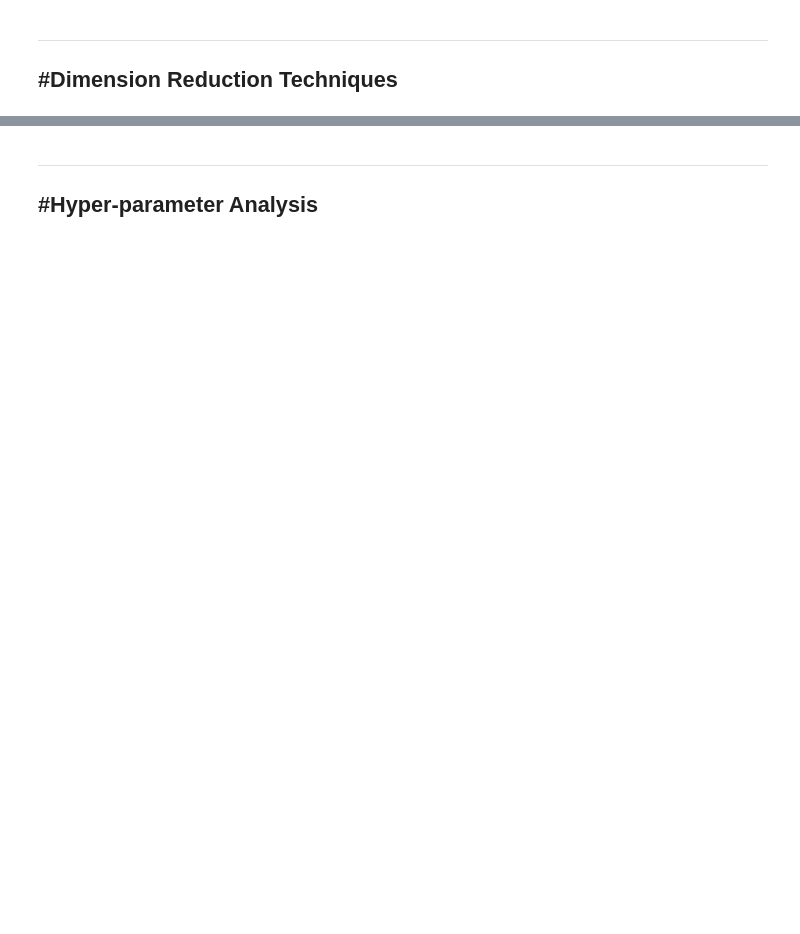
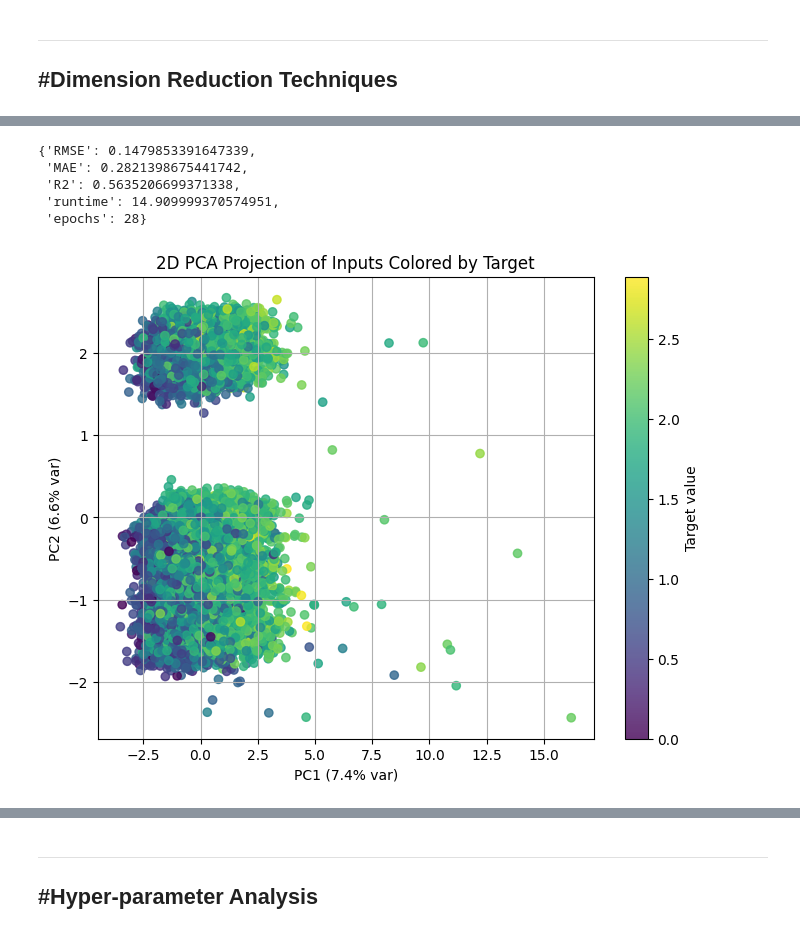
Before and after one commit to owoMarciN/AgileProject, a Jupyter notebook: SmartStreetLighting.ipynb, the cells around one changed output, grey strips where cells are left out. Saved outputs shown, nothing was run; the diff lists cells and outputs as text; code cells hidden in the pictures; blank space fills up the shorter version.

```diff
--- a/SmartStreetLighting.ipynb
+++ b/SmartStreetLighting.ipynb
@@ -524,9 +576,11 @@ def pca_features(X_train, X_test, var_threshold=0.95, random_state=42):
 # %%
-Xtr_pca, Xte_pca, n_components = pca_features(Xtr, Xte, var_threshold=0.95)
+Xtr_ae, Xte_ae = autoencoder_features(Xtr, Xte, ytr)
 
-Xtr_pca = torch.tensor(Xtr_pca, dtype=torch.float32)
-Xte_pca = torch.tensor(Xte_pca, dtype=torch.float32)
-
-metrics, losses, elapsed_time, f1_scores = train_and_eval(opt_name="rmsprop", Xtr=Xtr_pca, Xte=Xte_pca, ytr=ytr, yte=yte, hparams=hp, in_dim=n_components)
-print(metrics)
-print(elapsed_time)
+metrics, losses = train_and_eval(opt_name="rmsprop", Xtr=Xtr_ae, Xte=Xte_ae, ytr=ytr, yte=yte, hparams=hp, in_dim=8)
+metrics
+# %% [output]
+{'RMSE': 0.1479853391647339,
+ 'MAE': 0.2821398675441742,
+ 'R2': 0.5635206699371338,
+ 'runtime': 14.909999370574951,
+ 'epochs': 28}
@@ -587,19 +587,27 @@ print(elapsed_time)
 # %%
-from sklearn.decomposition import PCA
+# Ensure NumPy arrays
 ytr_np = ytr.numpy().ravel()
+Xtr_np = Xtr_pca if isinstance(Xtr_pca, np.ndarray) else Xtr_pca.detach().cpu().numpy()
 
-# PCA 2D
+# PCA to 2D
 pca_2d = PCA(n_components=2)
-Xtr_pca_2d = pca_2d.fit_transform(Xtr_pca)  # Xtr should be NumPy
+Xtr_pca_2d = pca_2d.fit_transform(Xtr_np)
 
 # Plot
-plt.figure(figsize=(8,6))
-for label in np.unique(ytr_np):
-    plt.scatter(Xtr_pca_2d[ytr_np == label, 0], Xtr_pca_2d[ytr_np == label, 1], label=f"Class {label}")
+plt.figure(figsize=(8, 6))
+sc = plt.scatter(
+    Xtr_pca_2d[:, 0],
+    Xtr_pca_2d[:, 1],
+    c=ytr_np,
+    cmap="viridis",
+    alpha=0.8
+)
 
-plt.xlabel("PC1")
-plt.ylabel("PC2")
-plt.title("2D PCA Projection")
-plt.legend()
+plt.colorbar(sc, label="Target value")
+plt.xlabel(f"PC1 ({pca_2d.explained_variance_ratio_[0]*100:.1f}% var)")
+plt.ylabel(f"PC2 ({pca_2d.explained_variance_ratio_[1]*100:.1f}% var)")
+plt.title("2D PCA Projection of Inputs Colored by Target")
 plt.grid(True)
 plt.show()
+# %% [output]
+[figure, added]
```
Also changed, not shown: parts of 31 cells of this notebook.
